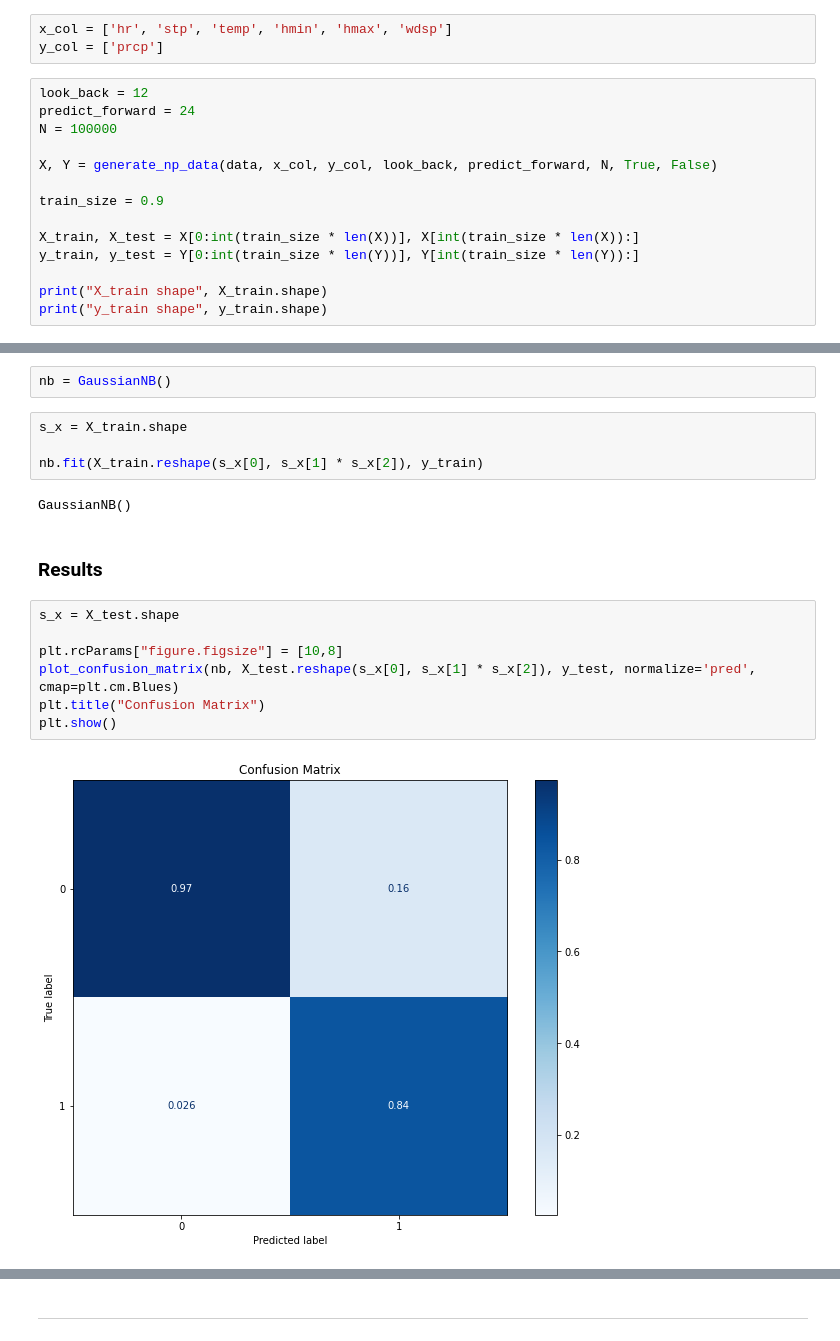
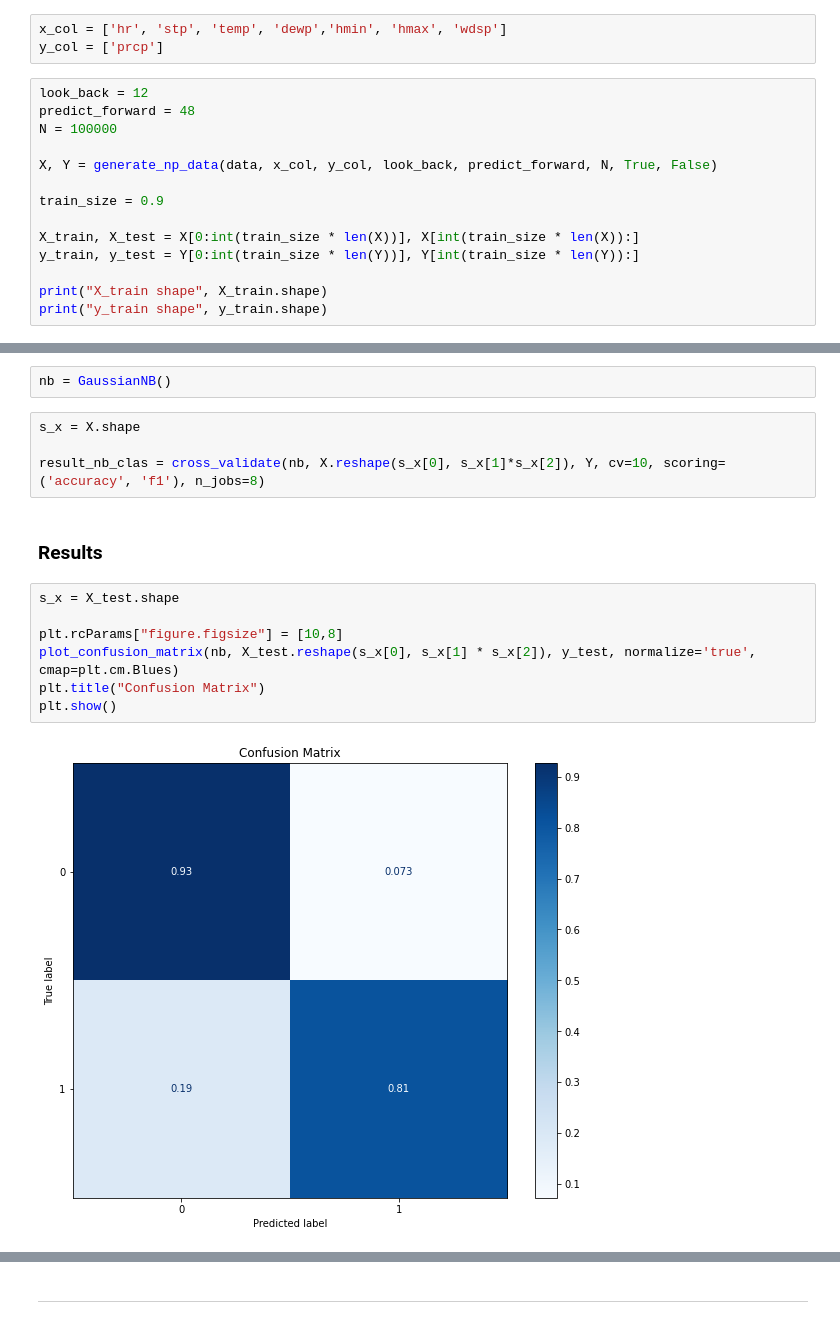
Before and after one commit to igorbispo99/TrabalhoCompExp, a Jupyter notebook: trabalho_2.ipynb, the cells around one changed output, grey strips where cells are left out. Saved outputs shown, nothing was run; the diff lists cells and outputs as text.

Commit message:
Gerado resultados

```diff
--- a/trabalho_2.ipynb
+++ b/trabalho_2.ipynb
@@ -240,9 +273,9 @@ plt.show()
 # %%
-x_col = ['hr', 'stp', 'temp', 'hmin', 'hmax', 'wdsp']
+x_col = ['hr', 'stp', 'temp', 'dewp','hmin', 'hmax', 'wdsp']
 y_col = ['prcp']
 # %%
 look_back = 12
-predict_forward = 24
+predict_forward = 48
 N = 100000
 
 X, Y = generate_np_data(data, x_col, y_col, look_back, predict_forward, N, True, False)
@@ -315,22 +359,20 @@ weighted avg       0.95      0.94      0.95     10001
 # %%
 nb = GaussianNB()
 # %%
-s_x = X_train.shape
+s_x = X.shape
 
-nb.fit(X_train.reshape(s_x[0], s_x[1] * s_x[2]), y_train)
+result_nb_clas = cross_validate(nb, X.reshape(s_x[0], s_x[1]*s_x[2]), Y, cv=10, scoring=('accuracy', 'f1'), n_jobs=8)
-# %% [output]
-GaussianNB()
 # %% [markdown]
 ### Results
 # %%
 s_x = X_test.shape
 
 plt.rcParams["figure.figsize"] = [10,8]
-plot_confusion_matrix(nb, X_test.reshape(s_x[0], s_x[1] * s_x[2]), y_test, normalize='pred', cmap=plt.cm.Blues)
+plot_confusion_matrix(nb, X_test.reshape(s_x[0], s_x[1] * s_x[2]), y_test, normalize='true', cmap=plt.cm.Blues)
 plt.title("Confusion Matrix")
 plt.show()
 # %% [output]
-[figure, old version]
+[figure, new version]
 # %%
 y_pred = nb.predict(X_test.reshape(s_x[0], s_x[1] * s_x[2]))
 print(classification_report(y_test, y_pred))
```
Also changed, not shown: parts of 55 cells of this notebook, 1 other file.
